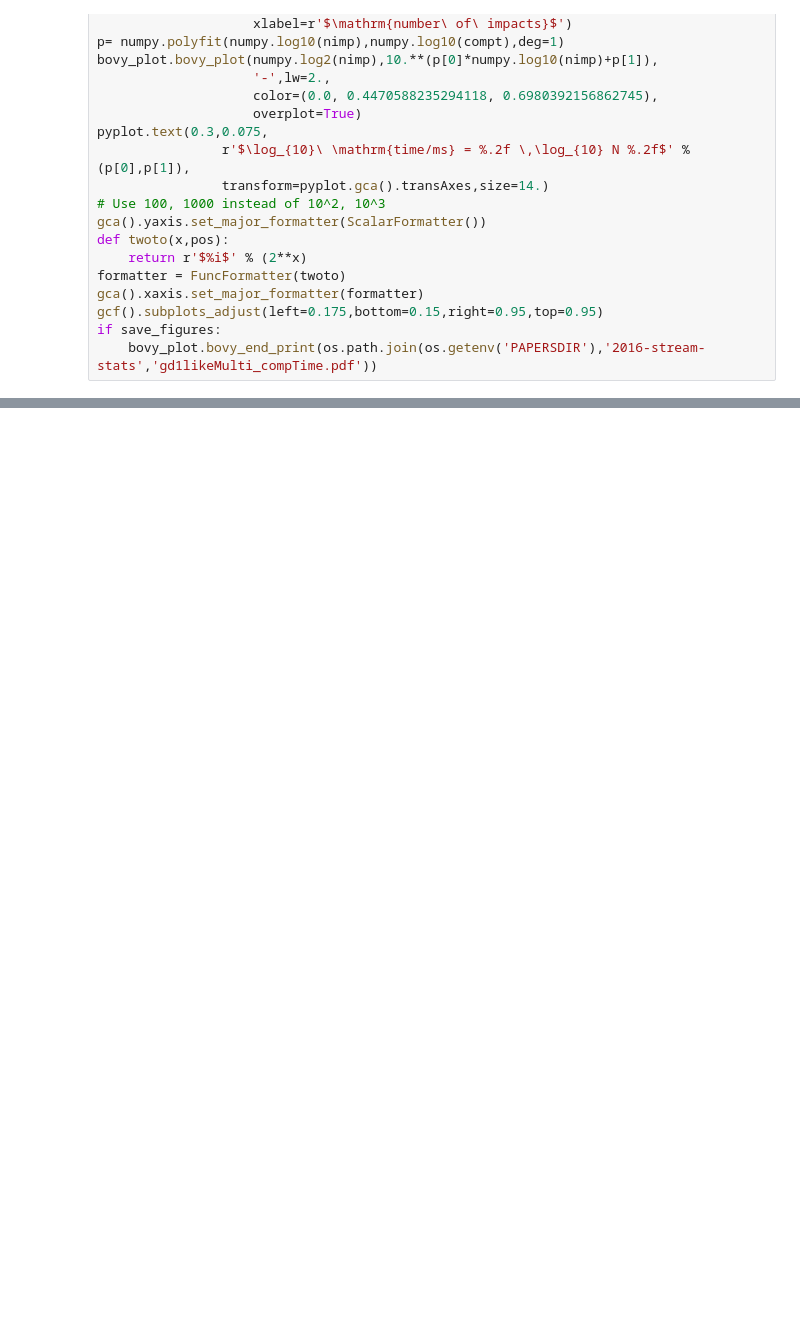
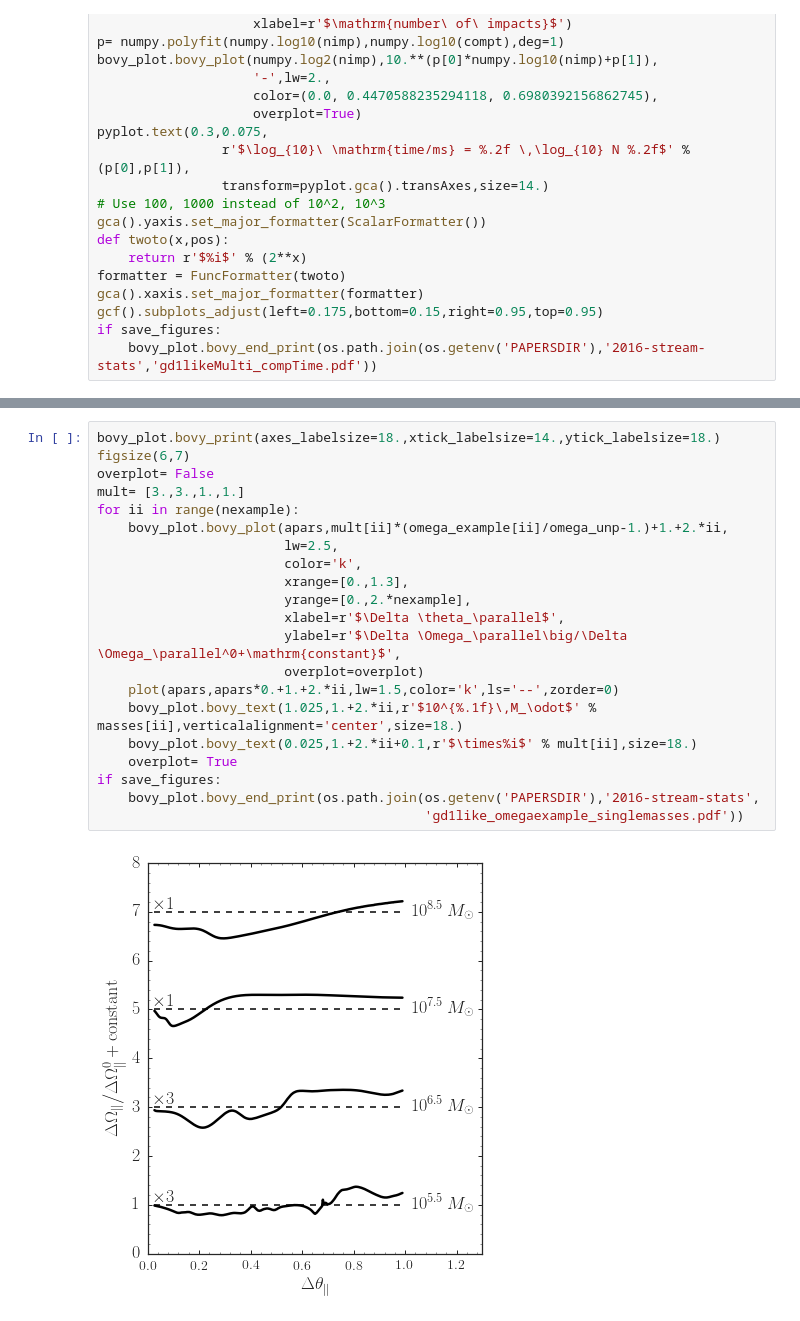
Before and after one commit to jobovy/streamgap-pepper, a Jupyter notebook: meanOperpAndApproxImpacts.ipynb, the cells around one changed output, grey strips where cells are left out. Cells and saved outputs as stored; diff of their text form; blank space fills up the shorter version.

```diff
--- a/meanOperpAndApproxImpacts.ipynb
+++ b/meanOperpAndApproxImpacts.ipynb
@@ -530,0 +583,23 @@ if save_figures:
+# %%
+bovy_plot.bovy_print(axes_labelsize=18.,xtick_labelsize=14.,ytick_labelsize=18.)
+figsize(6,7)
+overplot= False
+mult= [3.,3.,1.,1.]
+for ii in range(nexample):
+    bovy_plot.bovy_plot(apars,mult[ii]*(omega_example[ii]/omega_unp-1.)+1.+2.*ii,
+                        lw=2.5,
+                        color='k',
+                        xrange=[0.,1.3],
+                        yrange=[0.,2.*nexample],
+                        xlabel=r'$\Delta \theta_\parallel$',
+                        ylabel=r'$\Delta \Omega_\parallel\big/\Delta \Omega_\parallel^0+\mathrm{constant}$',
+                        overplot=overplot)
+    plot(apars,apars*0.+1.+2.*ii,lw=1.5,color='k',ls='--',zorder=0)
+    bovy_plot.bovy_text(1.025,1.+2.*ii,r'$10^{%.1f}\,M_\odot$' % masses[ii],verticalalignment='center',size=18.)
+    bovy_plot.bovy_text(0.025,1.+2.*ii+0.1,r'$\times%i$' % mult[ii],size=18.)
+    overplot= True
+if save_figures:
+    bovy_plot.bovy_end_print(os.path.join(os.getenv('PAPERSDIR'),'2016-stream-stats',
+                                          'gd1like_omegaexample_singlemasses.pdf'))
+# %% [output]
+[figure, added]
```
Also changed, not shown: parts of 12 cells of this notebook.
